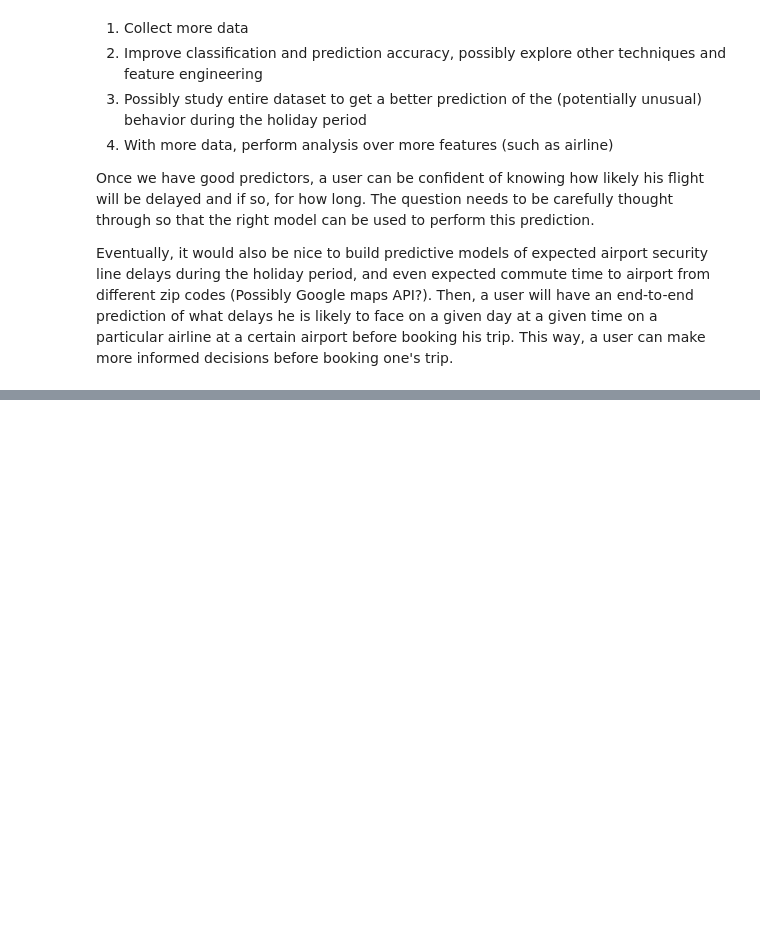
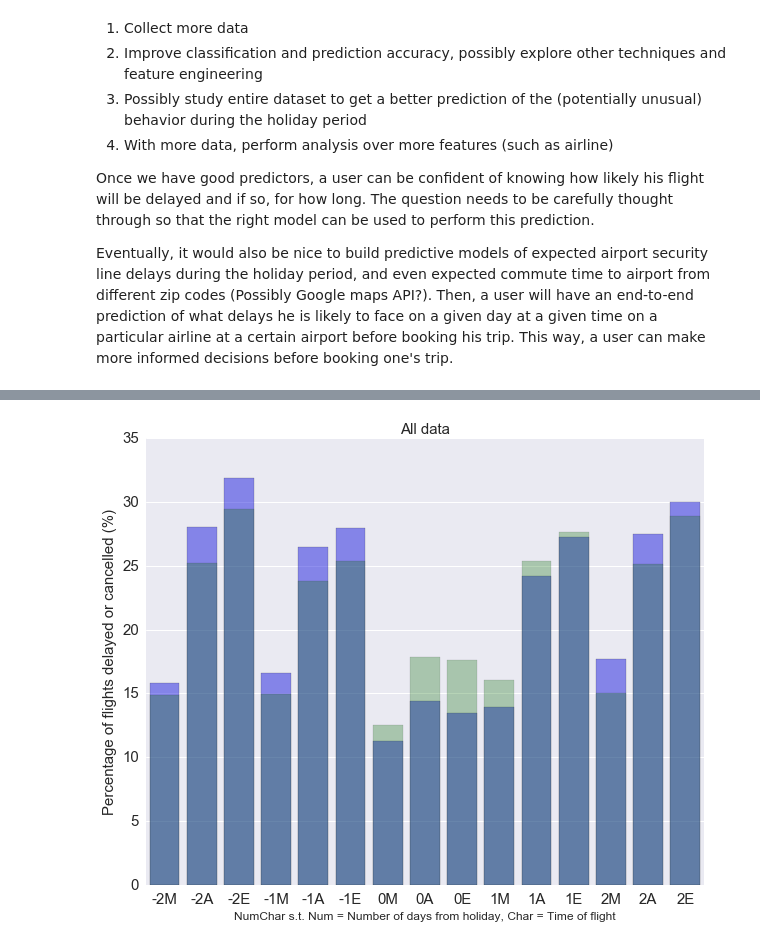
Before and after one commit to harisk87/AirlineDelays, a Jupyter notebook: Airline Delay.ipynb, the cells around one changed output, grey strips where cells are left out. Saved outputs shown, nothing was run; the diff lists cells and outputs as text; code cells hidden in the pictures; blank space fills up the shorter version.

```diff
--- a/Airline Delay.ipynb
+++ b/Airline Delay.ipynb
@@ -616,0 +729,3 @@ Eventually, it would also be nice to build predictive models of expected airport
+# %%
+thanksgiving_dates = trunc_hols_df[trunc_hols_df['name'] == 'Thanksgiving Day'].date
+all_other_dates = trunc_hols_df[trunc_hols_df['name'] != 'Thanksgiving Day'].date
@@ -616,0 +757,4 @@ Eventually, it would also be nice to build predictive models of expected airport
+# %%
+all_relevant_dates = []
+all_relevant_dates = class0 + classM1 + classM2 + classP1 + classP2#class0+class1+class2
+air_df_trunc = air_df[air_df.DATE.isin(all_relevant_dates)]
@@ -616,0 +795,52 @@ Eventually, it would also be nice to build predictive models of expected airport
+# %%
+air_df_trunc['CLASS'] = air_df_trunc['DATE'].apply(classFun)
+# %%
+air_df['TIME_OF_DAY'] = air_df['CRS_DEP_TIME'].apply(timeFun)
+# %%
+import itertools
+
+y = []
+x = range(-2,3)
+t= ['M','A','E']
+for i in x:
+    for j in t:
+        y.append(air_df_trunc[(air_df_trunc.CLASS == i) & (air_df_trunc.TIME_OF_DAY == j)].DEL_OR_CANC.mean()*100)
+x2 = itertools.chain.from_iterable(itertools.repeat(i,3) for i in x)
+zip_list = zip(x2, itertools.cycle(t))
+zip_list_str = zip([str(i[0]) for i in zip_list], [i[1] for i in zip_list])
+
+
+LABEL = [''.join(w) for w in zip_list_str]
+xplot = range(len(x)*len(t))
+
+fig = plt.figure(figsize=(10, 8))
+#plt.bar(xplot, y, color="blue",align='center')
+sns.barplot(xplot, y,color="blue",alpha=0.5)
+
+y2 = []
+x = range(-2,3)
+t= ['M','A','E']
+for i in x:
+    for j in t:
+        y2.append(air_df_trunc[(air_df.CLASS == i) & (air_df.TIME_OF_DAY == j)].DEL_OR_CANC.mean()*100)
+x2 = itertools.chain.from_iterable(itertools.repeat(i,3) for i in x)
+zip_list = zip(x2, itertools.cycle(t))
+zip_list_str = zip([str(i[0]) for i in zip_list], [i[1] for i in zip_list])
+
+
+LABEL = [''.join(w) for w in zip_list_str]
+xplot2 = range(len(x)*len(t))
+
+#fig = plt.figure(figsize=(10, 8))
+#plt.bar(xplot, y, color="blue",align='center')
+sns.barplot(xplot2, y2,color="green",alpha=0.3)
+
+plt.xticks(xplot, LABEL,fontsize = 15)
+plt.yticks(fontsize = 15)
+plt.xlabel('NumChar s.t. Num = Number of days from holiday, Char = Time of flight',fontsize=12)
+plt.ylabel('Percentage of flights delayed or cancelled (%)',fontsize=15)
+plt.title('All data',fontsize=15)
+plt.savefig('HolvsNonHol.png')
+plt.show()
+# %% [output]
+[figure, added]
```
Also changed, not shown: parts of 33 cells of this notebook, 6 other files.
